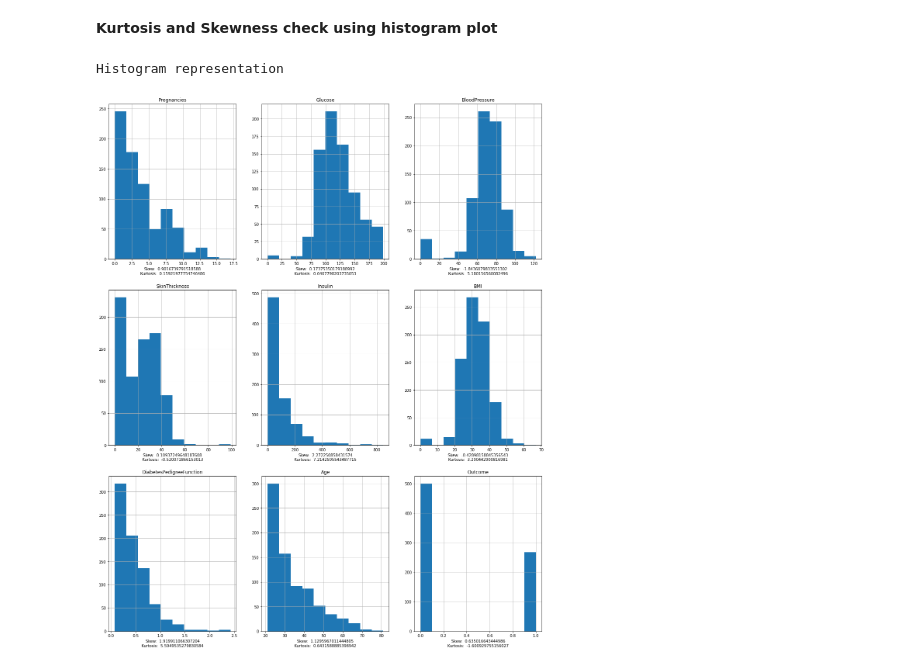
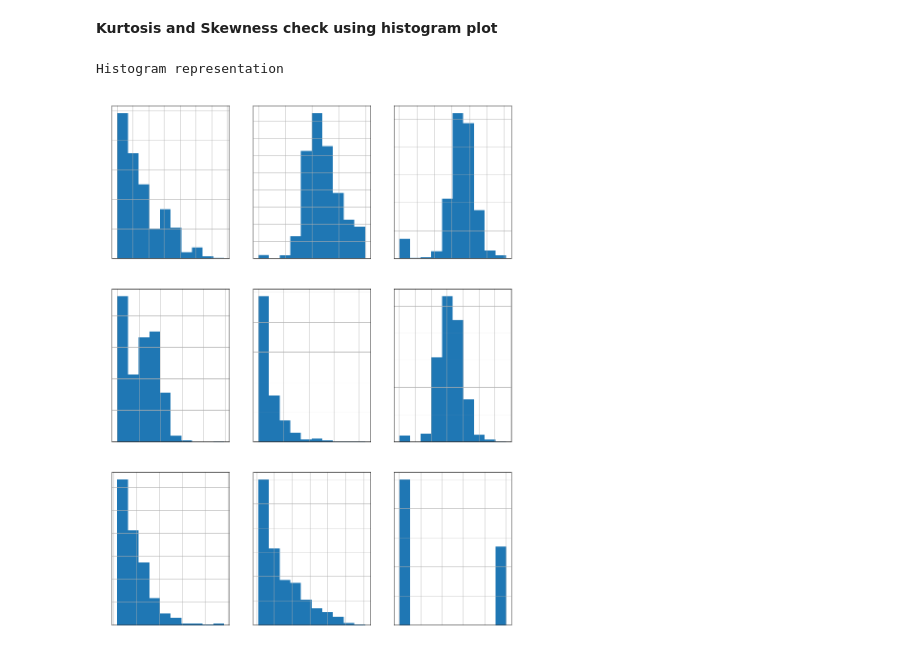
Before and after one commit to sayan0506/Prediction-model-for-Diabetes, a Jupyter notebook: Pima_Indian_Diabetes_prediction_model.ipynb, the cells around one changed output. Saved outputs shown, nothing was run; the diff lists cells and outputs as text; code cells hidden in the pictures.

```diff
--- a/Pima_Indian_Diabetes_prediction_model.ipynb
+++ b/Pima_Indian_Diabetes_prediction_model.ipynb
@@ -27,6 +27,12 @@ import pandas as pd
 import numpy as np
 import seaborn as sns
 from matplotlib import pyplot as plt
+import matplotlib as mpl
+COLOR = 'white'
+mpl.rcParams['text.color'] = COLOR
+mpl.rcParams['axes.labelcolor'] = COLOR
+mpl.rcParams['xtick.color'] = COLOR
+mpl.rcParams['ytick.color'] = COLOR
 # %% [markdown]
 # Dataset
 
@@ -121,17 +128,17 @@ Missing value check(NaN, Null): (False, False)
 # %%
 def hist_inspect(df):
   print('Histogram representation')
-  fig = plt.figure(figsize=(20,25))
+  fig = plt.figure(figsize=(15,20))
   r = len(df.columns)/3
   for i, col in enumerate(df.columns):
     fig.add_subplot(r,3,i+1)
     df[col].hist()
     plt.xlabel(f'Skew:  {df[col].skew()}\nKurtosis:  {df[col].kurtosis()}\n')
     plt.title(f'{df.columns[i]}')
   plt.show()
 
+# histogram
 hist_inspect(df)
-#print(df.hist(figsize=(15,15),backend='matplotlib'))
 # %% [output]
 Histogram representation
-[figure, old version]
+[figure, new version]
```
Also changed, not shown: parts of 9 cells of this notebook.
